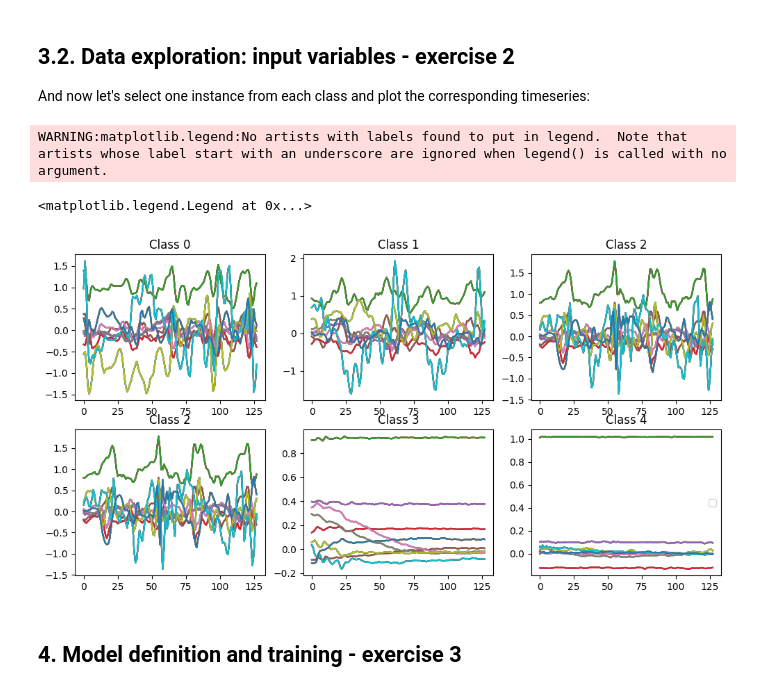
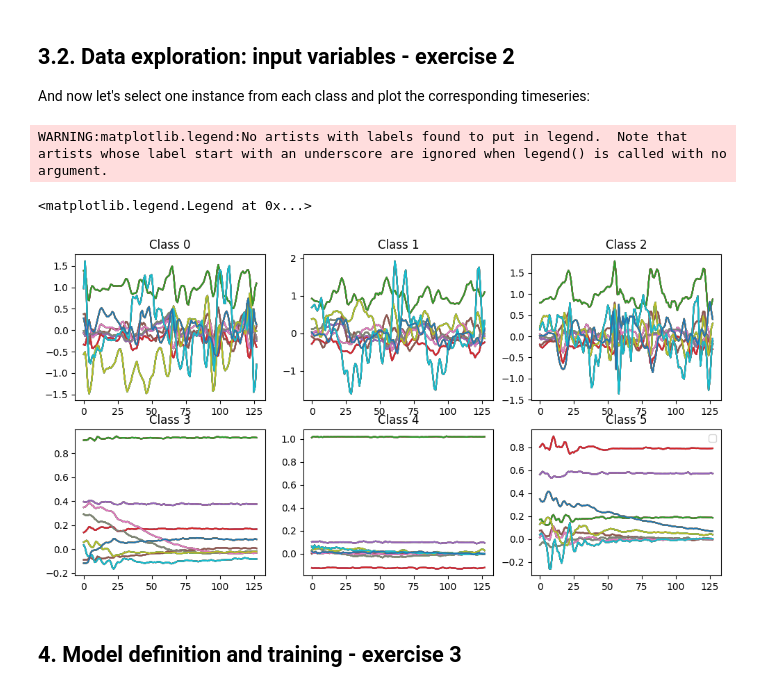
Before and after one commit to kevzhuo/Kevin_Assessment_5_DL, a Jupyter notebook: Copy_of_08_1D_CNN_activity_recognition_assessment.ipynb, the cells around one changed output. Cells and saved outputs as stored; diff of their text form; code cells hidden in the pictures.

```diff
--- a/Copy_of_08_1D_CNN_activity_recognition_assessment.ipynb
+++ b/Copy_of_08_1D_CNN_activity_recognition_assessment.ipynb
@@ -119,17 +119,17 @@ And now let's select one instance from each class and plot the corresponding tim
 # %%
 fig, axs = plt.subplots(nrows=2, ncols=3, figsize=(12, 6))
 
 for i in range(2): # row
   for k in range(3): # column
     for l in range(X_train.shape[2]): # dimensons to be displayed
-      class_no=i*2+k
+      class_no=i*3+k
       axs[i,k].plot(X_train[np.argmax(Y_train, axis=1) == class_no][0])
       axs[i,k].title.set_text("Class "+str(class_no))
 plt.legend()
 # %% [output]
 WARNING:matplotlib.legend:No artists with labels found to put in legend.  Note that artists whose label start with an underscore are ignored when legend() is called with no argument.
 <matplotlib.legend.Legend at 0x...>
-[figure, old version]
+[figure, new version]
 # %% [markdown]
 ## 4. Model definition and training - exercise 3
 # %% [markdown]
```
Also changed, not shown: parts of 6 cells of this notebook.
